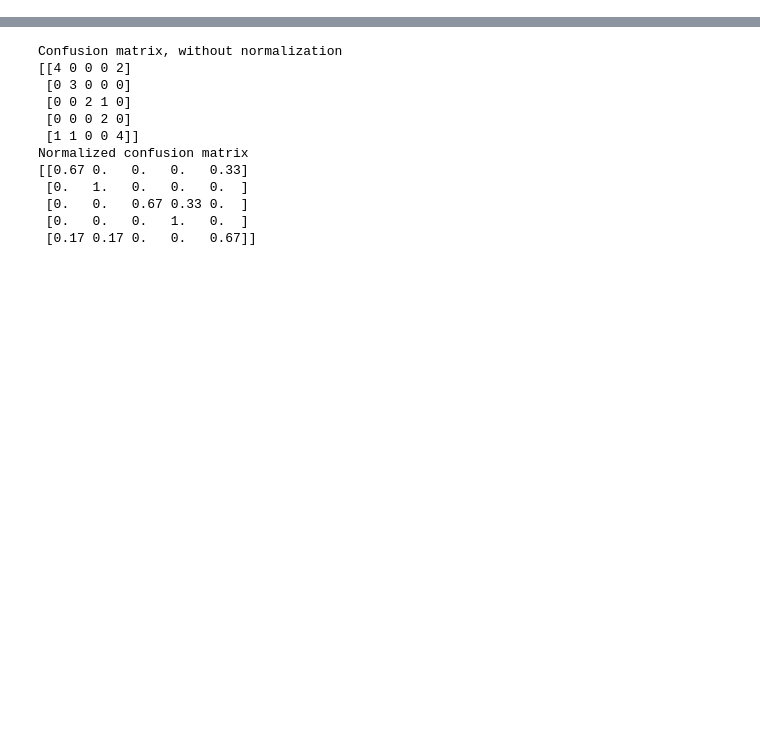
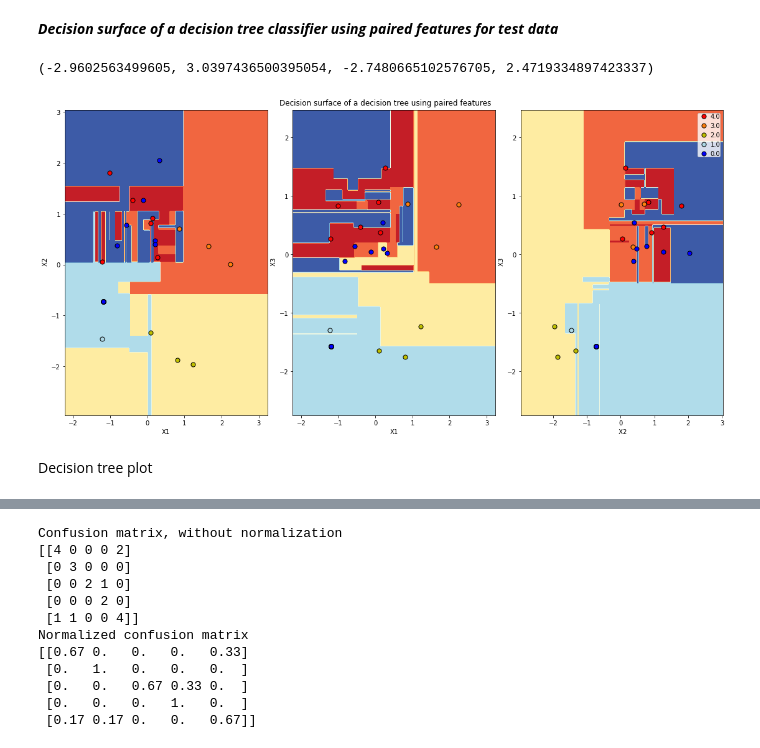
Before and after one commit to pra1608/Data-mining, a Jupyter notebook: ME780Examques2.ipynb, the cells around one changed output, grey strips where cells are left out. Drawn from its saved outputs; the diff is of its cells as text; code cells hidden in the pictures; blank space fills up the shorter version.

```diff
--- a/ME780Examques2.ipynb
+++ b/ME780Examques2.ipynb
@@ -74,3 +78,46 @@ plt.axis("tight")
+# %% [markdown]
+***Decision surface of a decision tree classifier using paired features for test data***
+# %%
+figure = plt.figure(figsize=(16, 8))
+for pairidx, pair in enumerate([[0, 1], [0, 2],[1, 2]]):
+    # We only take the two corresponding features
+    X = X_train[:,pair]
+    y = y_train
+    Xn = X_test[:,pair]
+    yn = y_test
+    # Train
+    clf = DecisionTreeClassifier().fit(X, y)
+
+    # Plot the decision boundary
+    plt.subplot(1, 3, pairidx + 1)
+
+    x_min, x_max = Xn[:, 0].min() - 1, Xn[:, 0].max() + 1
+    y_min, y_max = Xn[:, 1].min() - 1, Xn[:, 1].max() + 1
+    xx, yy = np.meshgrid(np.arange(x_min, x_max, plot_step),
+                         np.arange(y_min, y_max, plot_step))
+    plt.tight_layout(h_pad=0.5, w_pad=0.5, pad=2.5)
+
+    Z = clf.predict(np.c_[xx.ravel(), yy.ravel()])
+    Z = Z.reshape(xx.shape)
+    cs = plt.contourf(xx, yy, Z, cmap=plt.cm.RdYlBu)
+
+    plt.xlabel(df.columns[:-1].values[pair[0]])
+    plt.ylabel(df.columns[:-1].values[pair[1]])
+
+    # Plot the test points
+    for i, color in zip(range(n_classes), plot_colors):
+        idx = np.where(yn == i)
+        plt.scatter(Xn[idx, 0], Xn[idx, 1], c=color, label=(df[df.columns[-1]].unique())[i],
+                    cmap=plt.cm.RdYlBu, edgecolor='black', s=50)
+
+plt.suptitle("Decision surface of a decision tree using paired features")
+plt.legend(loc='best', borderpad=0, handletextpad=0)
+plt.axis("tight")
+# %% [output]
+(-2.9602563499605, 3.0397436500395054, -2.7480665102576705, 2.4719334897423337)
+[figure, added]
+# %% [markdown]
+Decision tree plot
 # %%
 figure = plt.figure(figsize=(18, 18))
 clf = DecisionTreeClassifier().fit(X_train, y_train)
```
Also changed, not shown: parts of 26 cells of this notebook.
